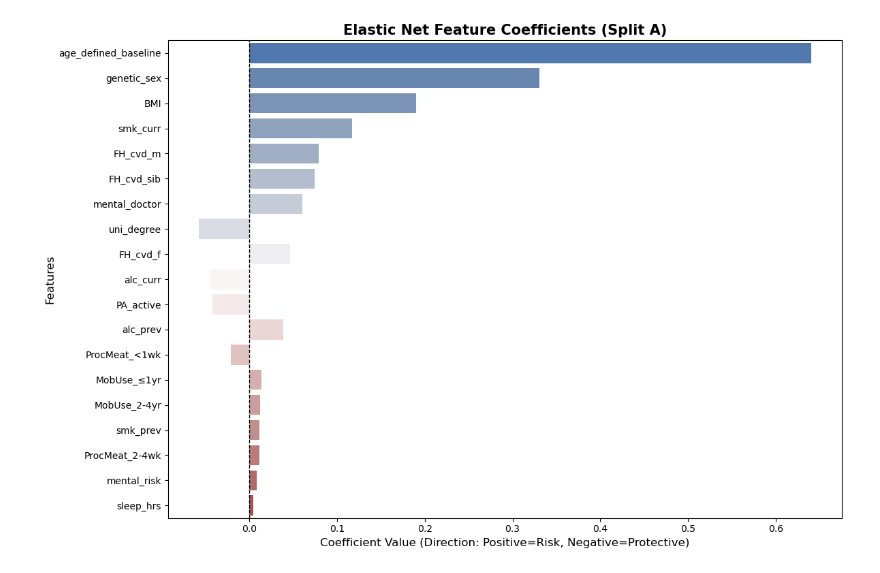
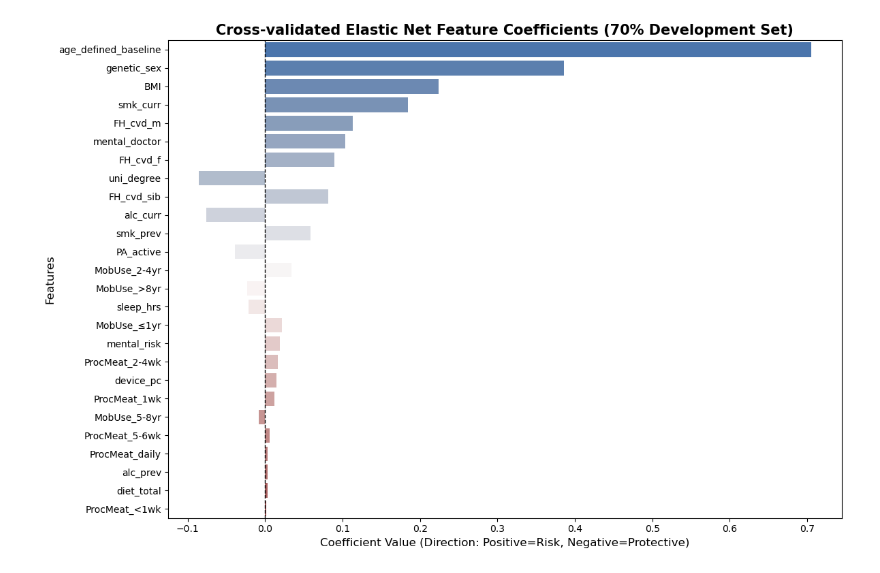
Before and after one commit to jialezhao666/Project-30---Causal-Modeling-of-Lifestyle-Factors-for-CVD-Risk-Prediction, a Jupyter notebook: phase_I/elastic_net_selection.ipynb, the cells around one changed output. Drawn from its saved outputs; the diff is of its cells as text; code cells hidden in the pictures.

```diff
--- a/phase_I/elastic_net_selection.ipynb
+++ b/phase_I/elastic_net_selection.ipynb
@@ -13,7 +15,7 @@ sys.path.insert(0, os.path.expanduser('~/my_ukb_thesis'))
 from const_paths import SAVE_DIR
 # %%
 data_dir = SAVE_DIR
-file_path = os.path.join(data_dir, 'split_A_explore.parquet')
-df_explore = pd.read_parquet(file_path)
-print(f'shape of the scaled dataframe: {df_explore.shape}')
+file_path = os.path.join(data_dir, 'model_development_70.parquet')
+df_dev = pd.read_parquet(file_path)
+print(f'Model-development set shape: {df_dev.shape}')
 # %% [output]
@@ -22,9 +24,9 @@ shape of the scaled dataframe: (22943, 28)
 target_col = 'def_CVD_AF_HF_AFTER'
 drop_cols = ['eid', target_col]
 
-X_raw = df_explore.drop(columns=[col for col in drop_cols if col in df_explore.columns])
-Y = df_explore[target_col]
+X_raw = df_dev.drop(columns=[col for col in drop_cols if col in df_dev.columns])
+Y = df_dev[target_col]
 
 feature_names = X_raw.columns.tolist()
-print(f'number of features: {len(feature_names)}')
+print(f'number of candidate features: {len(feature_names)}')
 # %% [output]
@@ -41,15 +43,20 @@ X_scaled_array = scaler.fit_transform(X_imputed)
 X_scaled = pd.DataFrame(X_scaled_array, columns=feature_names, index=X_raw.index)
 # %%
 # elastic net
-elastic_net_model = LogisticRegression(
+cv = StratifiedKFold(n_splits=5, shuffle=True, random_state=42)
+
+elastic_net_model = LogisticRegressionCV(
+    Cs=np.logspace(-4, 1, 12),
     penalty='elasticnet',
     solver='saga',
-    l1_ratio=0.5,
-    C=0.005,
+    l1_ratios=[0.1, 0.3, 0.5, 0.7, 0.9],
+    scoring='roc_auc',
     class_weight='balanced',
-    max_iter=2000,
+    cv=cv,
+    max_iter=5000,
     random_state=42,
-    n_jobs=-1
+    n_jobs=-1,
+    refit=True
 )
 
 elastic_net_model.fit(X_scaled, Y)
@@ -57,5 +64,7 @@ elastic_net_model.fit(X_scaled, Y)
 y_pred_prob = elastic_net_model.predict_proba(X_scaled)[:, 1]
 auc_score = roc_auc_score(Y, y_pred_prob)
 
-print(f'Split A apparent AUC: {auc_score:.4f}')
+print(f'Development apparent AUC: {auc_score:.4f}')
+print(f'Best C: {elastic_net_model.C_[0]}')
+print(f'Best l1_ratio: {elastic_net_model.l1_ratio_[0]}')
 # %% [output]
@@ -164,19 +170,19 @@ Saved figure: /home/rmhihbp/my_ukb_thesis/data/elastic_net_coefficients_splitA.p
 # %%
 plt.figure(figsize=(12, 8))
 
 sns.barplot(
     x='Coefficient',
     y='Feature',
     hue='Feature',
     data=feat_imp_df[feat_imp_df['Abs_Coefficient'] > 1e-5],
     palette='vlag',
     legend=False
 )
-plt.title('Elastic Net Feature Coefficients (Split A)', fontsize=15, fontweight='bold')
+plt.title('Cross-validated Elastic Net Feature Coefficients (70% Development Set)', fontsize=15, fontweight='bold')
 plt.xlabel('Coefficient Value (Direction: Positive=Risk, Negative=Protective)', fontsize=12)
 plt.ylabel('Features', fontsize=12)
 plt.axvline(0, color='black', linestyle='--', linewidth=1)
 plt.tight_layout()
 plt.show()
 # %% [output]
-[figure, old version]
+[figure, new version]
```
Also changed, not shown: parts of 9 cells of this notebook, 59 other files.
